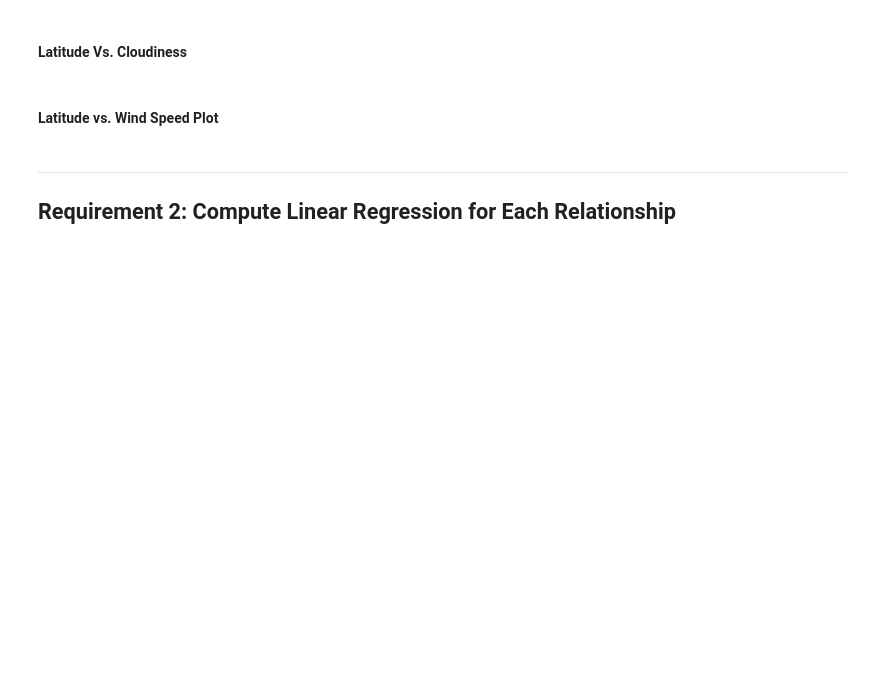
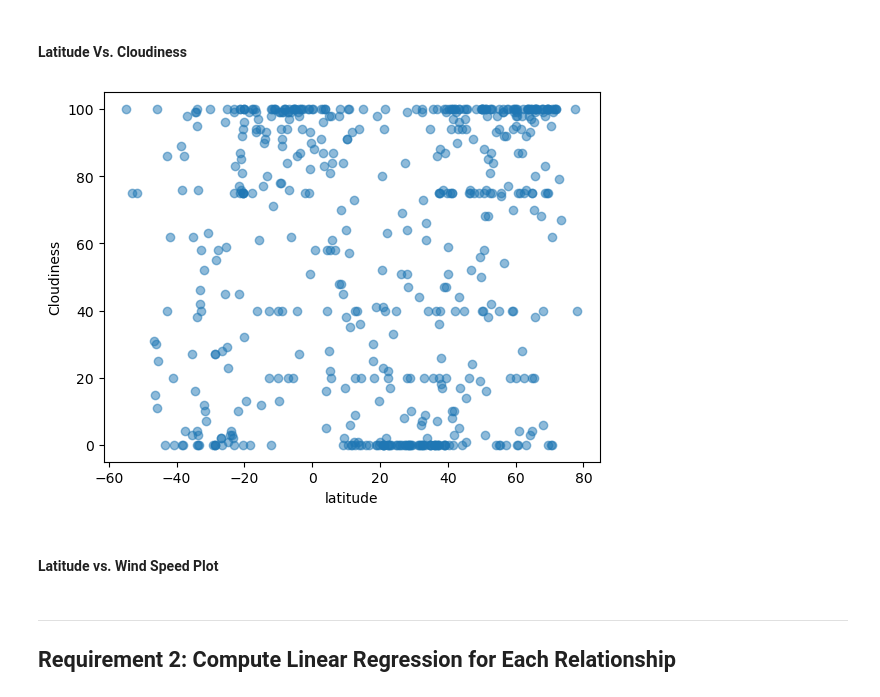
Before and after one commit to sameenshahzad/Python_API_Challenge, a Jupyter notebook: WeatherPy.ipynb, the cells around one changed output. Drawn from its saved outputs; the diff is of its cells as text; code cells hidden in the pictures; blank space fills up the shorter version.

```diff
--- a/WeatherPy.ipynb
+++ b/WeatherPy.ipynb
@@ -265,16 +265,25 @@ plt.show()
 #### Latitude Vs. Cloudiness
 # %%
 # Build the scatter plots for latitude vs. cloudiness
-# YOUR CODE HERE
+latitude = city_data_df["Lat"]
+Cloudiness = city_data_df["Cloudiness"]
+
+plt.scatter(latitude, Cloudiness, alpha=0.5)
+
+# Incorporate the other graph properties
+plt.xlabel('latitude')
+plt.ylabel('Cloudiness')
 
 # Incorporate the other graph properties
 # YOUR CODE HERE
 
 # Save the figure
 # plt.savefig("output_data/Fig3.png")
 
 # Show plot
 plt.show()
+# %% [output]
+[figure, added]
 # %% [markdown]
 #### Latitude vs. Wind Speed Plot
 # %%
```
Also changed, not shown: parts of 8 cells of this notebook, 1 other file.
